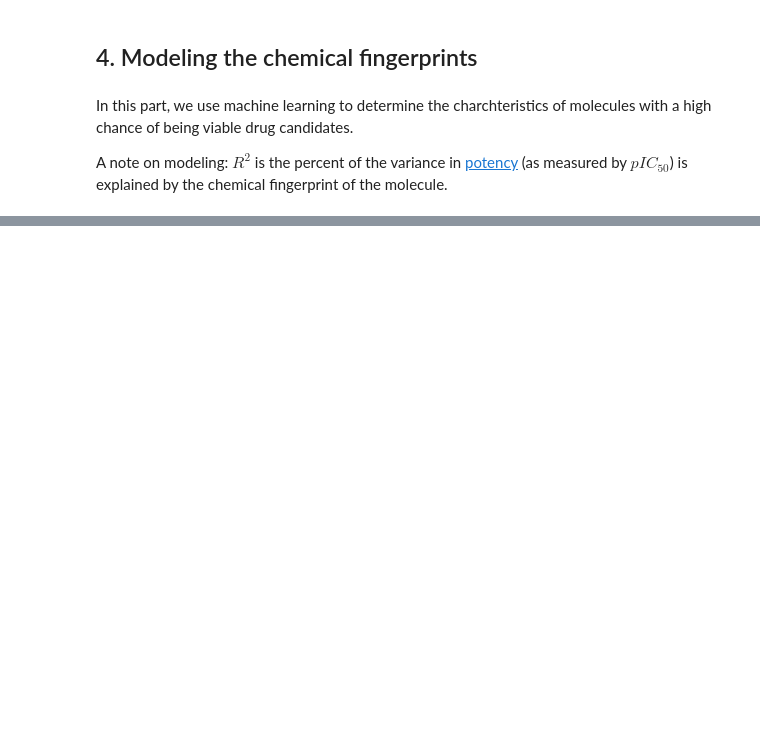
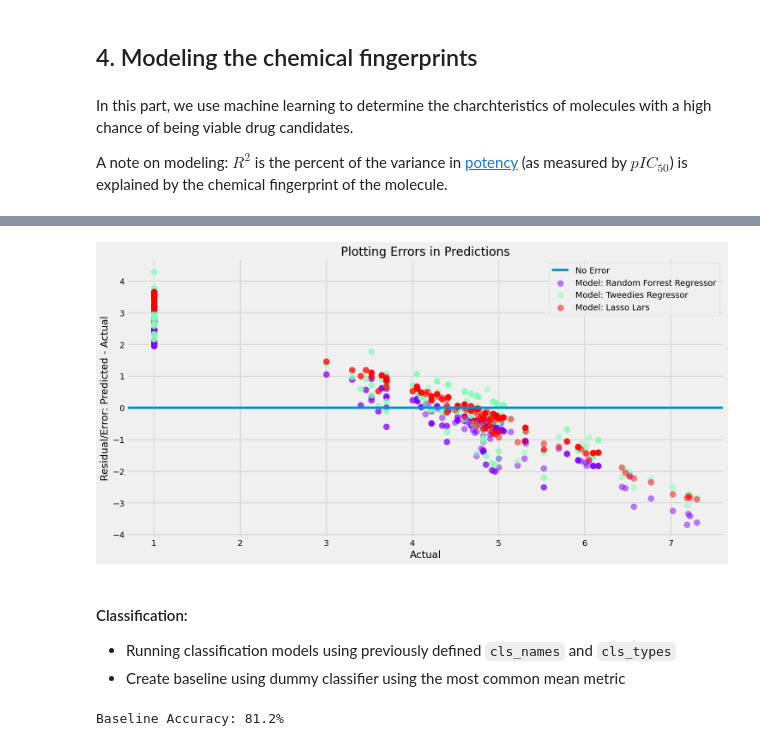
Before and after one commit to Germain-Drug-Discovery-Project/drug-discovery-project, a Jupyter notebook: Final Notebook.ipynb, the cells around one changed output, grey strips where cells are left out. Cells and saved outputs as stored; diff of their text form; code cells hidden in the pictures; blank space fills up the shorter version.

```diff
--- a/Final Notebook.ipynb
+++ b/Final Notebook.ipynb
@@ -255,0 +283,13 @@ avg_metrics
+# %%
+# Plots error in predictions
+model_obj.plot_errors()
+# %% [output]
+[figure, added]
+# %% [markdown]
+#### Classification:
+- Running classification models using previously defined `cls_names` and `cls_types`
+- Create baseline using dummy classifier using the most common mean metric
+# %%
+print(f'Baseline Accuracy: {model_obj.cls_baseline_acc}%')
+# %% [output]
+Baseline Accuracy: 81.2%
```
Also changed, not shown: parts of 20 cells of this notebook, 2 other files.
